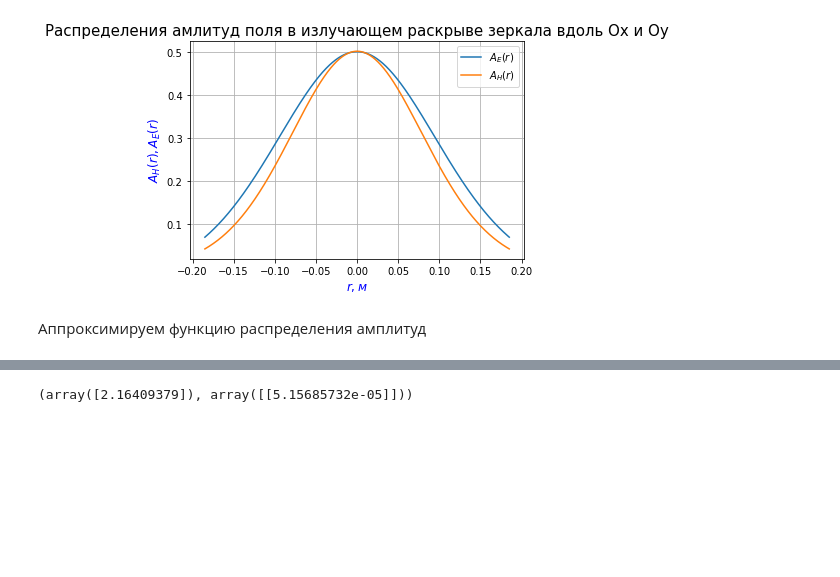
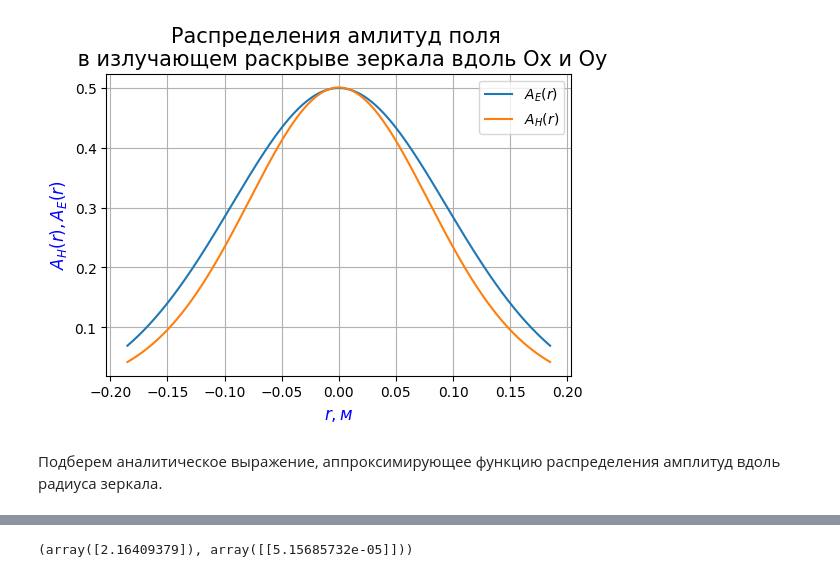
Before and after one commit to AlfaIV/Microwave-and-Antennas-LabWork, a Jupyter notebook: Лабораторная_работа_№3_СВЧ_и_Антенны_ipynb.ipynb, the cells around one changed output, grey strips where cells are left out. Saved outputs shown, nothing was run; the diff lists cells and outputs as text; code cells hidden in the pictures; blank space fills up the shorter version.

```diff
--- a/Лабораторная_работа_№3_СВЧ_и_Антенны_ipynb.ipynb
+++ b/Лабораторная_работа_№3_СВЧ_и_Антенны_ipynb.ipynb
@@ -55,14 +75,13 @@ r = np.linspace(-R,R,1000)
 # %%
-data_A_E = list(map(A_E,r))
-data_A_H = list(map(A_H,r))
+plt.figure(dpi=100,figsize=(6,4))
 plt.plot(r, data_A_E, label='$A_E(r)$')
 plt.plot(r, data_A_H, label='$A_H(r)$')
-plt.title("Распределения амлитуд поля в излучающем раскрыве зеркала вдоль Ox и Оу", fontsize=15)
+plt.title("Распределения амлитуд поля \n в излучающем раскрыве зеркала вдоль Ox и Оу", fontsize=15)
 plt.xlabel('$r,м$', fontsize=12, color='blue')
 plt.legend()
 plt.ylabel('$A_H(r),A_E(r)$', fontsize=12, color='blue')
 plt.grid(True)
 # %% [output]
-[figure, old version]
+[figure, new version]
-# %% [markdown]
-Аппроксимируем функцию распределения амплитуд
+# %% [markdown]
+Подберем аналитическое выражение, аппроксимирующее   функцию распределения амплитуд вдоль радиуса зеркала.
```
Also changed, not shown: parts of 49 cells of this notebook.
